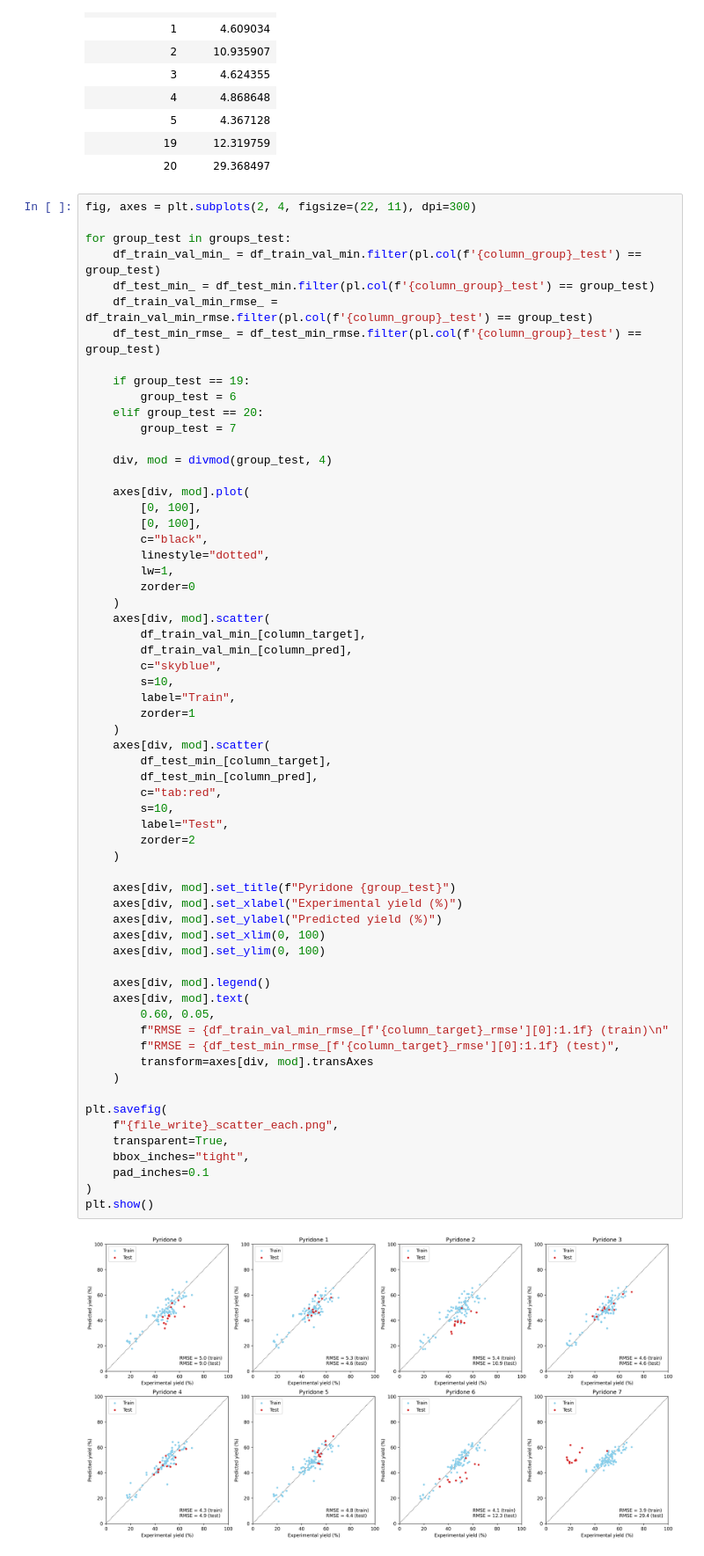
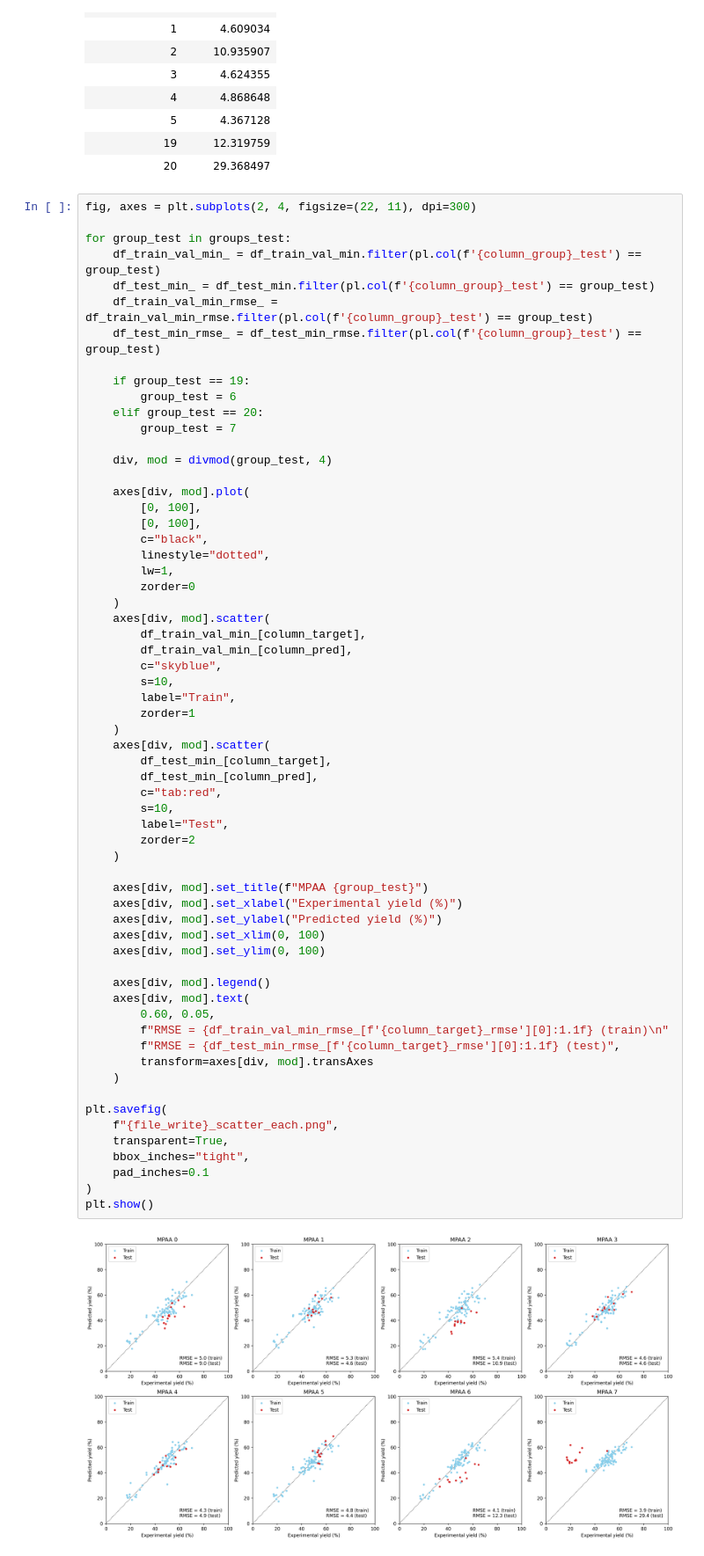
Before and after one commit to takahiro-doba-research/maeda-lab-postdoc, a Jupyter notebook: machine-learning/Ridge/fit/005_RMSE_MPAA.ipynb, the cells around one changed output. Shown at 88% size. Drawn from its saved outputs; the diff is of its cells as text.

Commit message:
Update MPAA cross-validation

```diff
--- a/machine-learning/Ridge/fit/005_RMSE_MPAA.ipynb
+++ b/machine-learning/Ridge/fit/005_RMSE_MPAA.ipynb
@@ -369,32 +369,32 @@ for group_test in groups_test:
     axes[div, mod].scatter(
         df_test_min_[column_target],
         df_test_min_[column_pred],
         c="tab:red",
         s=10,
         label="Test",
         zorder=2
     )
 
-    axes[div, mod].set_title(f"Pyridone {group_test}")
+    axes[div, mod].set_title(f"MPAA {group_test}")
     axes[div, mod].set_xlabel("Experimental yield (%)")
     axes[div, mod].set_ylabel("Predicted yield (%)")
     axes[div, mod].set_xlim(0, 100)
     axes[div, mod].set_ylim(0, 100)
 
     axes[div, mod].legend()
     axes[div, mod].text(
         0.60, 0.05,
         f"RMSE = {df_train_val_min_rmse_[f'{column_target}_rmse'][0]:1.1f} (train)\n"
         f"RMSE = {df_test_min_rmse_[f'{column_target}_rmse'][0]:1.1f} (test)",
         transform=axes[div, mod].transAxes
     )
 
 plt.savefig(
     f"{file_write}_scatter_each.png",
     transparent=True,
     bbox_inches="tight",
     pad_inches=0.1
 )
 plt.show()
 # %% [output]
-[figure, old version]
+[figure, new version]
```
Also changed, not shown: 2 other files.
